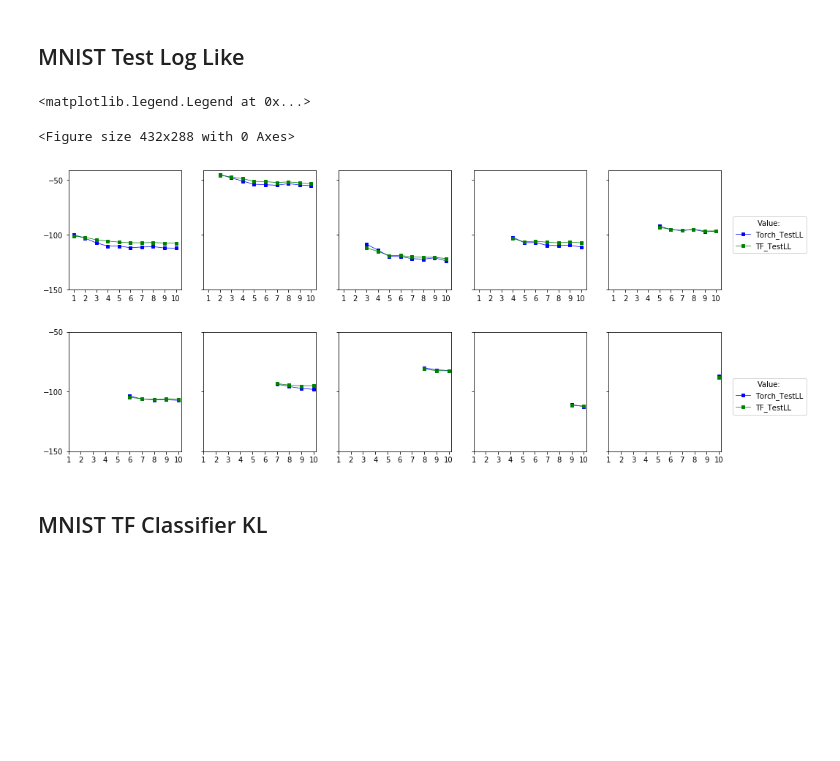
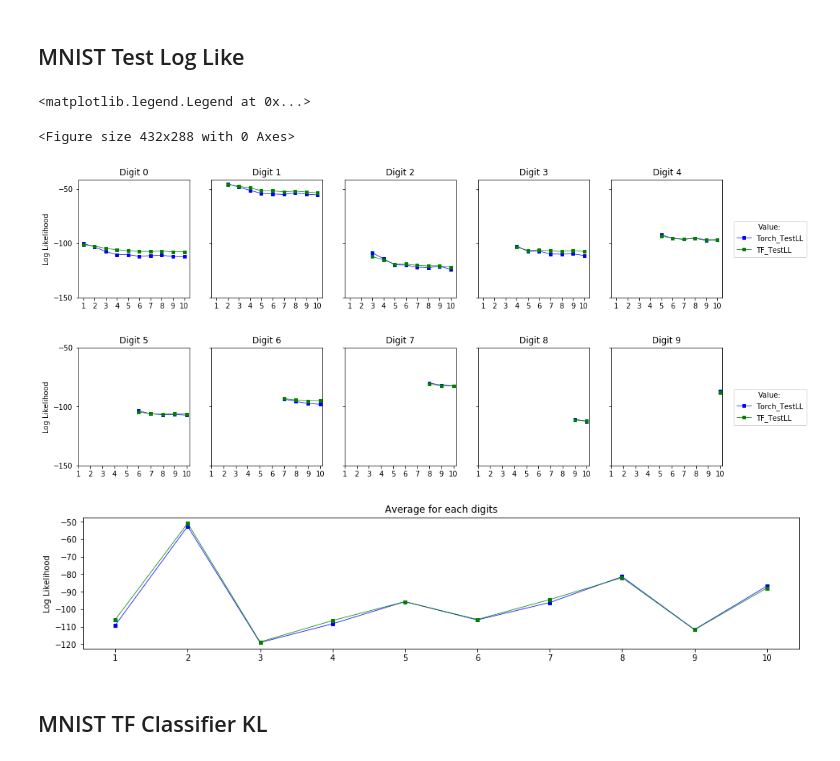
Before and after one commit to guyrom27/VariationalContinualLearning, a Jupyter notebook: Results.ipynb, the cells around one changed output. Drawn from its saved outputs; the diff is of its cells as text; code cells hidden in the pictures; blank space fills up the shorter version.

Commit message:
Added the correct figures

```diff
--- a/Results.ipynb
+++ b/Results.ipynb
@@ -322,38 +322,56 @@ g, ax1 = plt.subplots(1, 5, figsize=(16,3), sharex=True,
                                                         sharey=True)
 h, ax2 = plt.subplots(1, 5, figsize=(16,3), sharex=True,
                                                         sharey=True)
+i, ax3  = plt.subplots(1, 1, figsize=(16,3), sharex=True,
+                                                        sharey=True)
+
 for i in range(5):
 
     ax1[i].plot(x[i:], test_ll[i:,i], color = "b", marker = "s")
     ax1[i].plot(x[i:], test_ll_tf[i:,i], color = "g", marker = "s")
+    ax1[i].set_title("Digit " + str(i))
     j = i + 5
     ax2[i].plot(x[j:], test_ll[j:,j], color = "b",marker = "s")
     ax2[i].plot(x[j:], test_ll_tf[j:,j], color = "g",marker = "s")
-
+    ax2[i].set_title("Digit " + str(j))
 
 for i in range(5):
     ax1[i].set_xticks(np.arange(1, 11, 1))
     ax1[i].set_yticks(np.arange(-50, -151,-50))
     ax2[i].set_xticks(np.arange(1, 11, 1))
     ax2[i].set_yticks(np.arange(-50, -151,-50))
+
+test_ll[test_ll == 0] = np.nan
+test_ll_tf[test_ll_tf == 0] = np.nan
+
+ax3.plot(x, np.nanmean(test_ll,0), color = "b", marker = "s")
+ax3.plot(x, np.nanmean(test_ll_tf,0), color = "g", marker = "s")
+ax3.set_title("Average for each digits")
+ax3.set_ylabel("Log Likelihood")
+ax3.set_xticks(np.arange(1,11,1))
+
+
+ax1[0].set_ylabel("Log Likelihood")
+ax2[0].set_ylabel("Log Likelihood")
 
 g.legend(   # The line objects
            labels=["Torch_TestLL", "TF_TestLL"],   # The labels for each line
            loc="center right",   # Position of legend
            borderaxespad=0.3,    # Small spacing around legend box
            title="Value:"  # Title for the legendblack
            )
 h.legend(   # The line objects
            labels=["Torch_TestLL", "TF_TestLL"],   # The labels for each line
            loc="center right",   # Position of legend
            borderaxespad=0.3,    # Small spacing around legend box
            title="Value:"  # Title for the legend
            )
 # %% [output]
 <matplotlib.legend.Legend at 0x...>
 <Figure size 432x288 with 0 Axes>
-[figure, old version]
+[figure, new version]
-[figure, old version]
+[figure, new version]
+[figure, added]
 # %% [markdown]
 <h2> MNIST TF Classifier KL </h2>
 # %%
```
Also changed, not shown: parts of 5 cells of this notebook.
